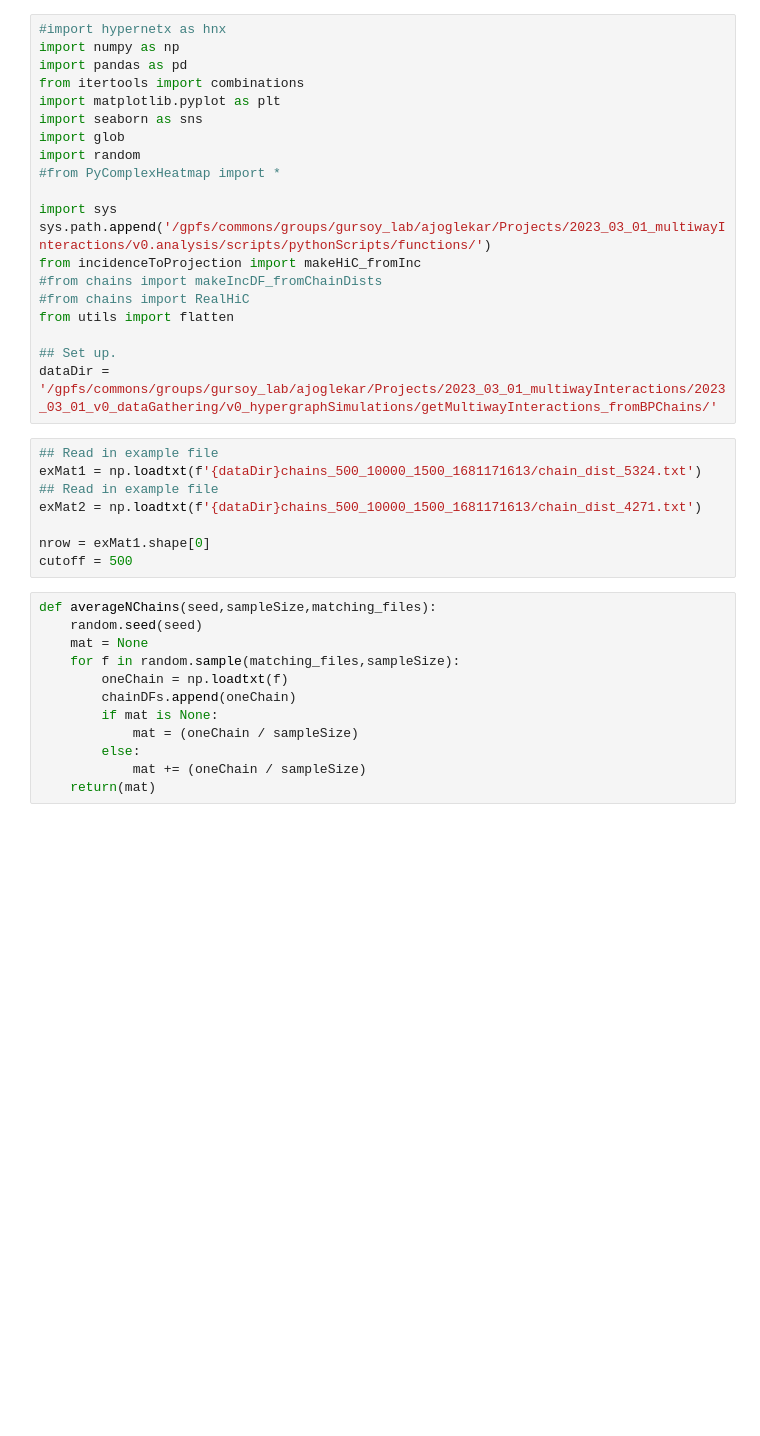
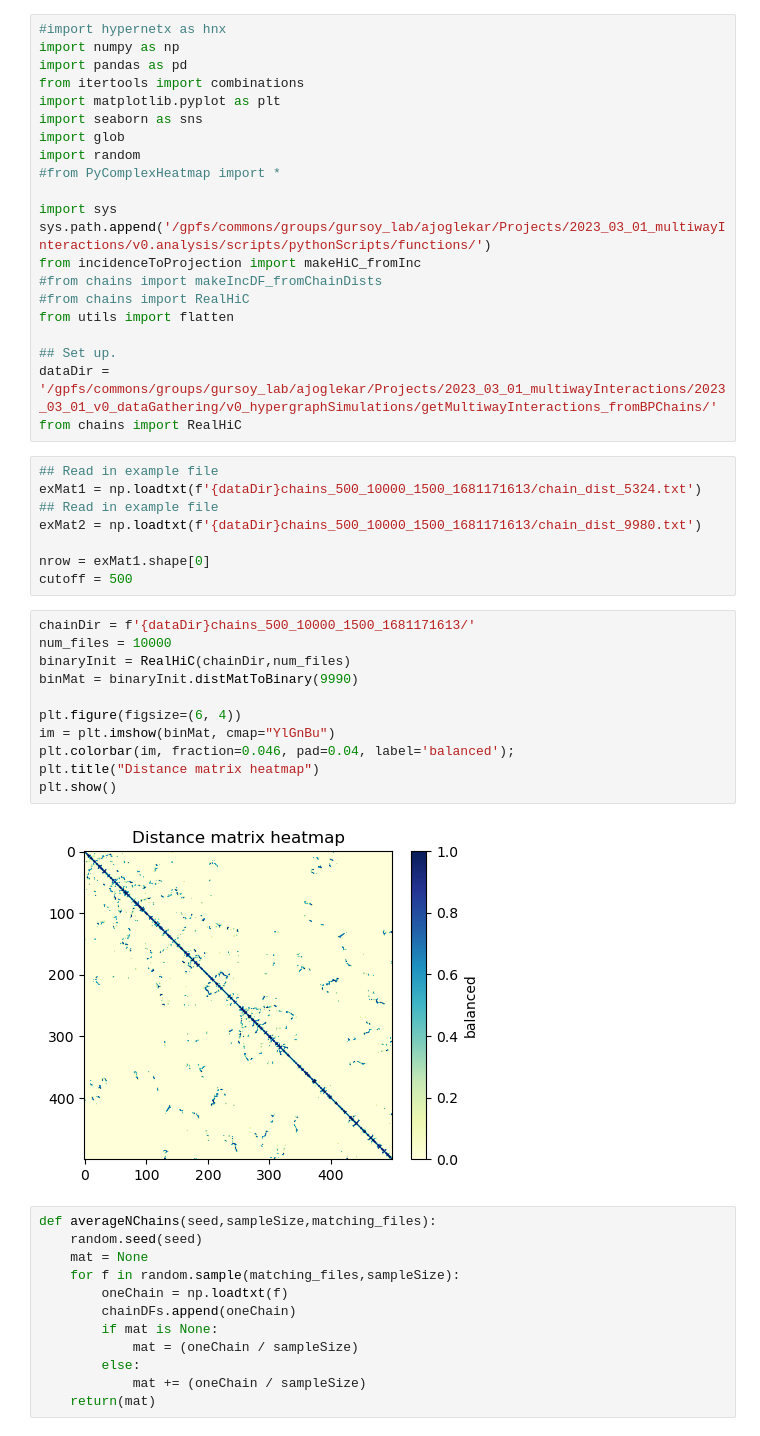
Before and after one commit to noush-joglekar/sporeC_prelim, a Jupyter notebook: scripts/jupyterNB/generateIncMatrix_fromChains.ipynb, the cells around one changed output. Cells and saved outputs as stored; diff of their text form; blank space fills up the shorter version.

```diff
--- a/scripts/jupyterNB/generateIncMatrix_fromChains.ipynb
+++ b/scripts/jupyterNB/generateIncMatrix_fromChains.ipynb
@@ -18,14 +18,28 @@ from utils import flatten
 
 ## Set up.
 dataDir = '/gpfs/commons/groups/gursoy_lab/ajoglekar/Projects/2023_03_01_multiwayInteractions/2023_03_01_v0_dataGathering/v0_hypergraphSimulations/getMultiwayInteractions_fromBPChains/'
+from chains import RealHiC
 # %%
 ## Read in example file
 exMat1 = np.loadtxt(f'{dataDir}chains_500_10000_1500_1681171613/chain_dist_5324.txt')
 ## Read in example file
-exMat2 = np.loadtxt(f'{dataDir}chains_500_10000_1500_1681171613/chain_dist_4271.txt')
+exMat2 = np.loadtxt(f'{dataDir}chains_500_10000_1500_1681171613/chain_dist_9980.txt')
 
 nrow = exMat1.shape[0]
 cutoff = 500
+# %%
+chainDir = f'{dataDir}chains_500_10000_1500_1681171613/'
+num_files = 10000
+binaryInit = RealHiC(chainDir,num_files)
+binMat = binaryInit.distMatToBinary(9990)
+
+plt.figure(figsize=(6, 4))
+im = plt.imshow(binMat, cmap="YlGnBu")
+plt.colorbar(im, fraction=0.046, pad=0.04, label='balanced');
+plt.title("Distance matrix heatmap")
+plt.show()
+# %% [output]
+[figure, added]
 # %%
 def averageNChains(seed,sampleSize,matching_files):
     random.seed(seed)
```
